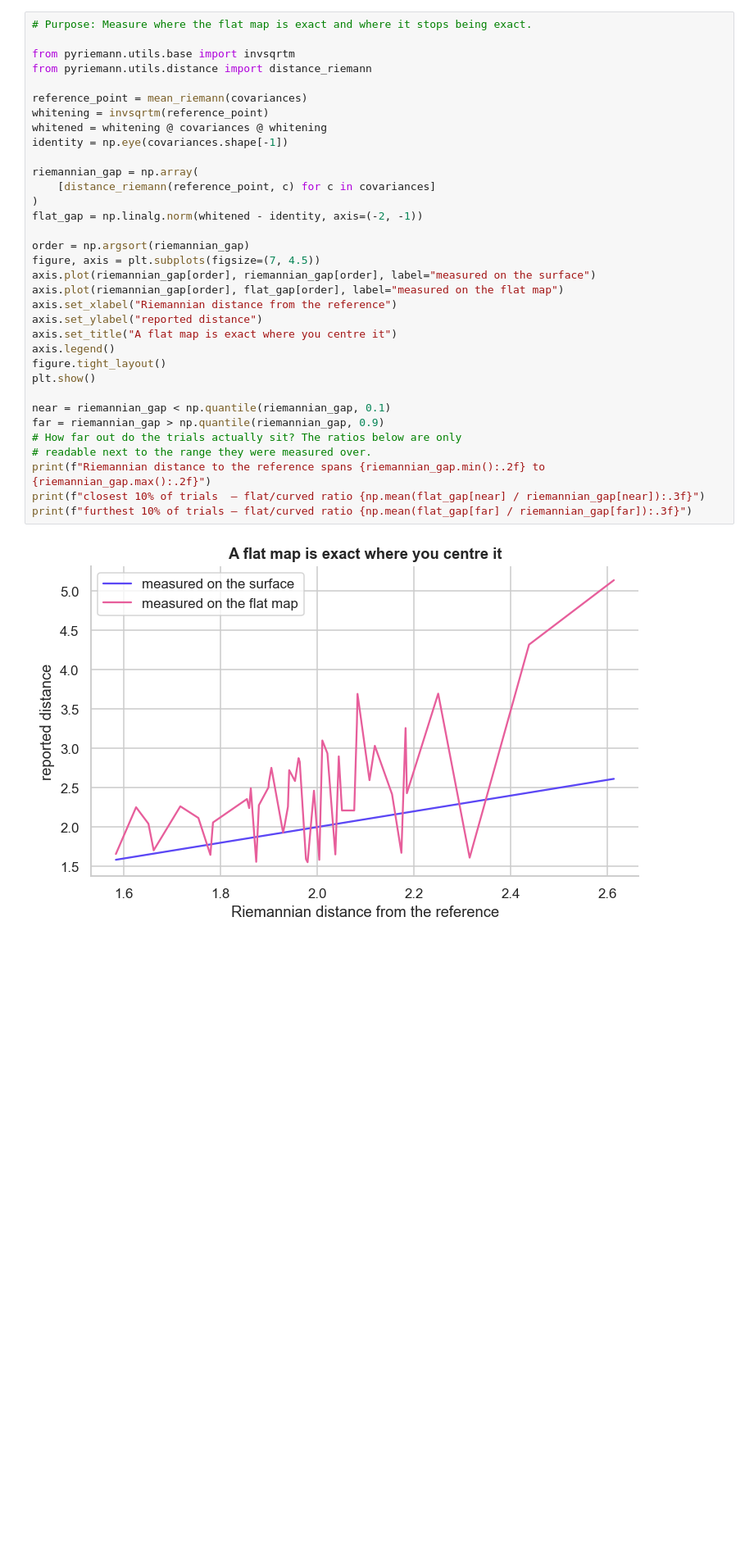
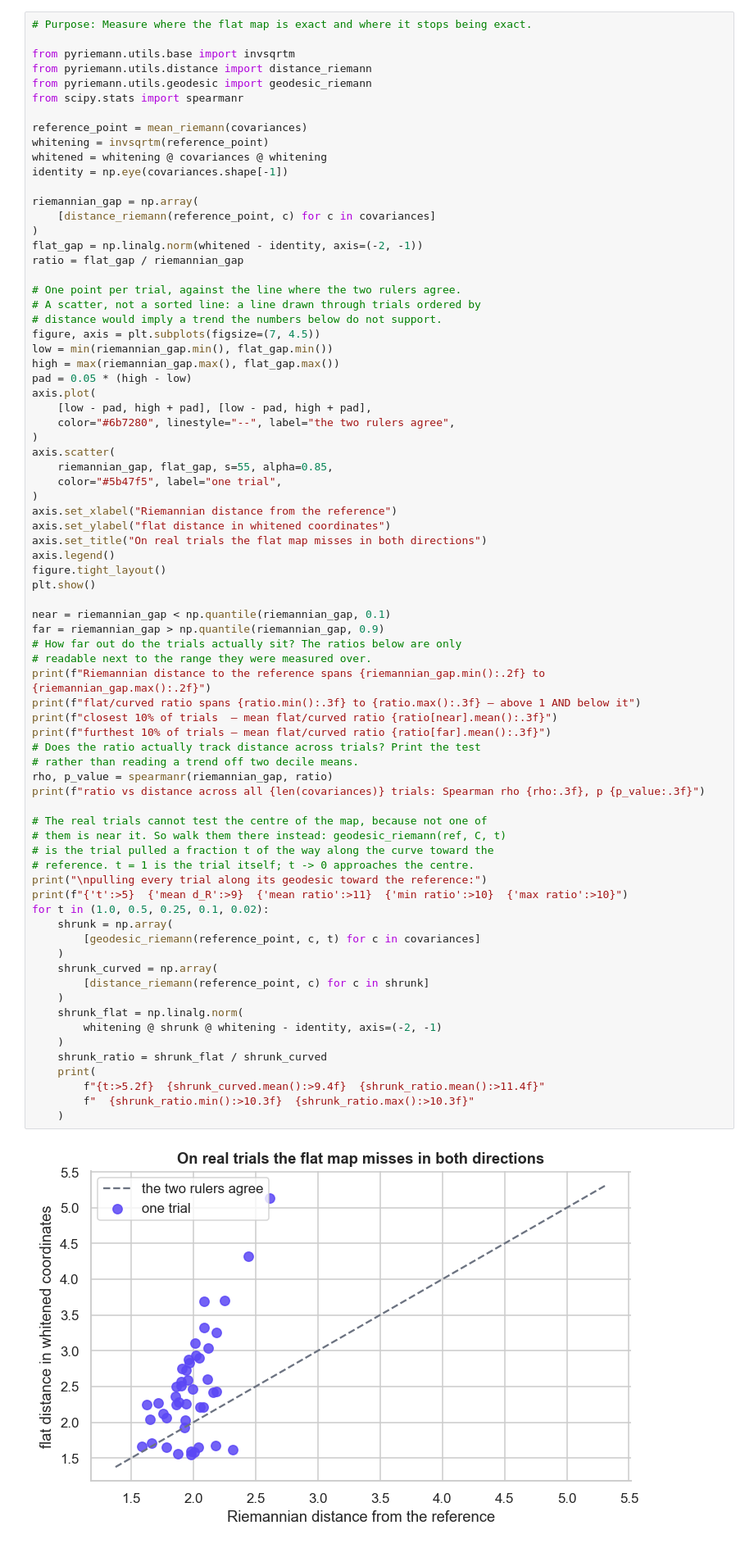
Before and after one commit to Itamar-Avitan/curved-spaces-brain-signals, a Jupyter notebook: notebooks/01_riemannian_eeg_motor_imagery.ipynb, the cells around one changed output. Shown at 82% size. Cells and saved outputs as stored; diff of their text form; blank space fills up the shorter version.

```diff
--- a/notebooks/01_riemannian_eeg_motor_imagery.ipynb
+++ b/notebooks/01_riemannian_eeg_motor_imagery.ipynb
@@ -1113,37 +1114,78 @@ accurate.
 # %%
 # Purpose: Measure where the flat map is exact and where it stops being exact.
 
 from pyriemann.utils.base import invsqrtm
 from pyriemann.utils.distance import distance_riemann
+from pyriemann.utils.geodesic import geodesic_riemann
+from scipy.stats import spearmanr
 
 reference_point = mean_riemann(covariances)
 whitening = invsqrtm(reference_point)
 whitened = whitening @ covariances @ whitening
 identity = np.eye(covariances.shape[-1])
 
 riemannian_gap = np.array(
     [distance_riemann(reference_point, c) for c in covariances]
 )
 flat_gap = np.linalg.norm(whitened - identity, axis=(-2, -1))
+ratio = flat_gap / riemannian_gap
 
-order = np.argsort(riemannian_gap)
+# One point per trial, against the line where the two rulers agree.
+# A scatter, not a sorted line: a line drawn through trials ordered by
+# distance would imply a trend the numbers below do not support.
 figure, axis = plt.subplots(figsize=(7, 4.5))
-axis.plot(riemannian_gap[order], riemannian_gap[order], label="measured on the surface")
-axis.plot(riemannian_gap[order], flat_gap[order], label="measured on the flat map")
+low = min(riemannian_gap.min(), flat_gap.min())
+high = max(riemannian_gap.max(), flat_gap.max())
+pad = 0.05 * (high - low)
+axis.plot(
+    [low - pad, high + pad], [low - pad, high + pad],
+    color="#6b7280", linestyle="--", label="the two rulers agree",
+)
+axis.scatter(
+    riemannian_gap, flat_gap, s=55, alpha=0.85,
+    color="#5b47f5", label="one trial",
+)
 axis.set_xlabel("Riemannian distance from the reference")
-axis.set_ylabel("reported distance")
-axis.set_title("A flat map is exact where you centre it")
+axis.set_ylabel("flat distance in whitened coordinates")
+axis.set_title("On real trials the flat map misses in both directions")
 axis.legend()
 figure.tight_layout()
 plt.show()
 
 near = riemannian_gap < np.quantile(riemannian_gap, 0.1)
 far = riemannian_gap > np.quantile(riemannian_gap, 0.9)
 # How far out do the trials actually sit? The ratios below are only
 # readable next to the range they were measured over.
 print(f"Riemannian distance to the reference spans {riemannian_gap.min():.2f} to {riemannian_gap.max():.2f}")
-print(f"closest 10% of trials  — flat/curved ratio {np.mean(flat_gap[near] / riemannian_gap[near]):.3f}")
-print(f"furthest 10% of trials — flat/curved ratio {np.mean(flat_gap[far] / riemannian_gap[far]):.3f}")
+print(f"flat/curved ratio spans {ratio.min():.3f} to {ratio.max():.3f} — above 1 AND below it")
+print(f"closest 10% of trials  — mean flat/curved ratio {ratio[near].mean():.3f}")
+print(f"furthest 10% of trials — mean flat/curved ratio {ratio[far].mean():.3f}")
+# Does the ratio actually track distance across trials? Print the test
+# rather than reading a trend off two decile means.
+rho, p_value = spearmanr(riemannian_gap, ratio)
+print(f"ratio vs distance across all {len(covariances)} trials: Spearman rho {rho:.3f}, p {p_value:.3f}")
+
+# The real trials cannot test the centre of the map, because not one of
+# them is near it. So walk them there instead: geodesic_riemann(ref, C, t)
+# is the trial pulled a fraction t of the way along the curve toward the
+# reference. t = 1 is the trial itself; t -> 0 approaches the centre.
+print("\npulling every trial along its geodesic toward the reference:")
+print(f"{'t':>5}  {'mean d_R':>9}  {'mean ratio':>11}  {'min ratio':>10}  {'max ratio':>10}")
+for t in (1.0, 0.5, 0.25, 0.1, 0.02):
+    shrunk = np.array(
+        [geodesic_riemann(reference_point, c, t) for c in covariances]
+    )
+    shrunk_curved = np.array(
+        [distance_riemann(reference_point, c) for c in shrunk]
+    )
+    shrunk_flat = np.linalg.norm(
+        whitening @ shrunk @ whitening - identity, axis=(-2, -1)
+    )
+    shrunk_ratio = shrunk_flat / shrunk_curved
+    print(
+        f"{t:>5.2f}  {shrunk_curved.mean():>9.4f}  {shrunk_ratio.mean():>11.4f}"
+        f"  {shrunk_ratio.min():>10.3f}  {shrunk_ratio.max():>10.3f}"
+    )
 # %% [output]
-[figure, old version]
+[figure, new version]
 Riemannian distance to the reference spans 1.58 to 2.61
```
Also changed, not shown: parts of 7 cells of this notebook, 3 other files.
